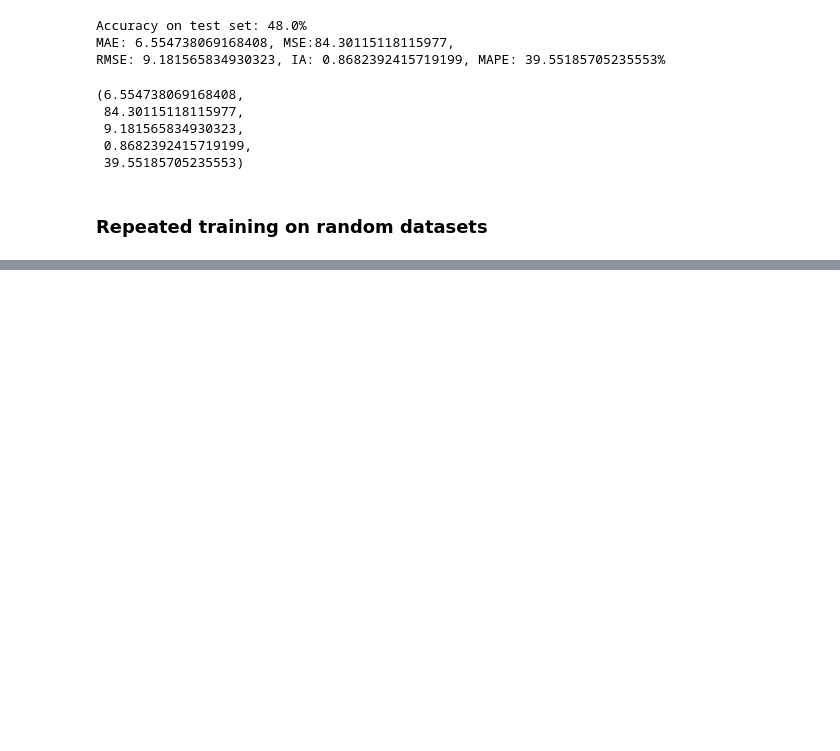
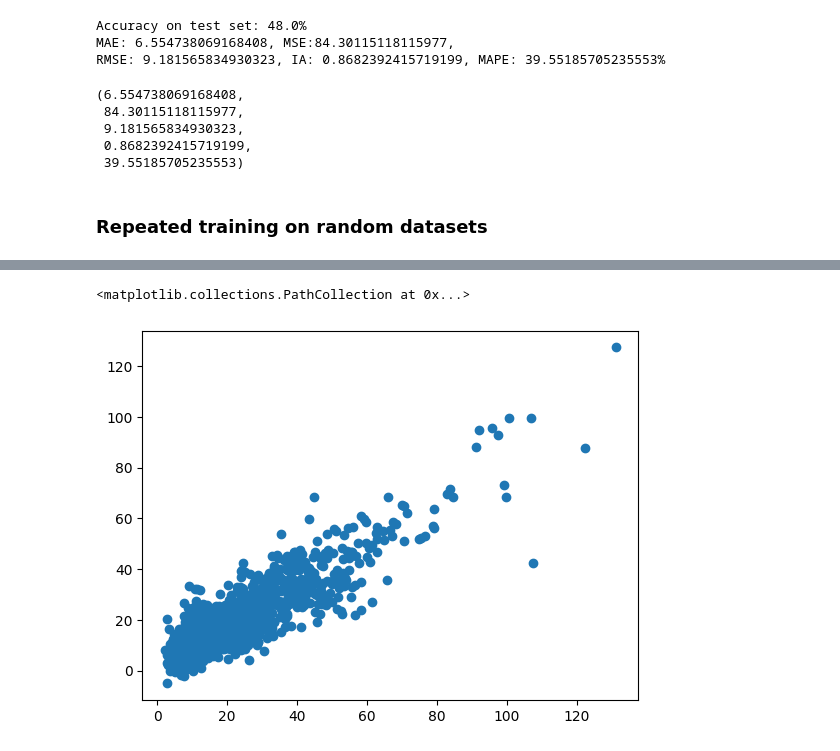
Before and after one commit to Jungliana/SNN-air-pollution, a Jupyter notebook: notebooks/training_dataset06.ipynb, the cells around one changed output, grey strips where cells are left out. Saved outputs shown, nothing was run; the diff lists cells and outputs as text; code cells hidden in the pictures; blank space fills up the shorter version.

```diff
--- a/notebooks/training_dataset06.ipynb
+++ b/notebooks/training_dataset06.ipynb
@@ -312,0 +332,6 @@ MAPE: 37.34842986271641 %, acc: 53.212 %
+# %%
+targets3, preds3 = gather_predictions(model3, test_loader, device)
+plt.scatter(targets3, preds3)
+# %% [output]
+<matplotlib.collections.PathCollection at 0x...>
+[figure, added]
```
Also changed, not shown: parts of 10 cells of this notebook, 2 other files.
